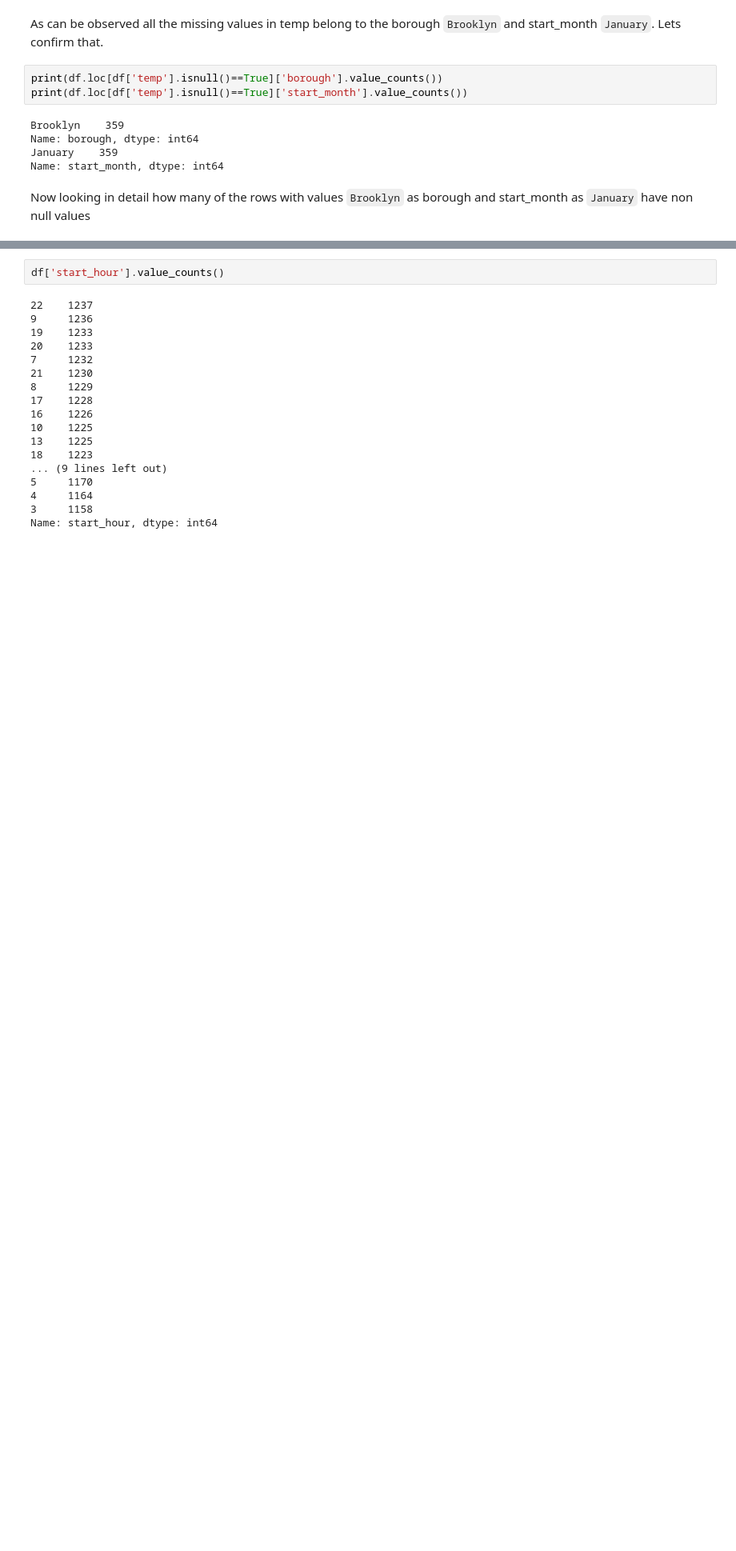
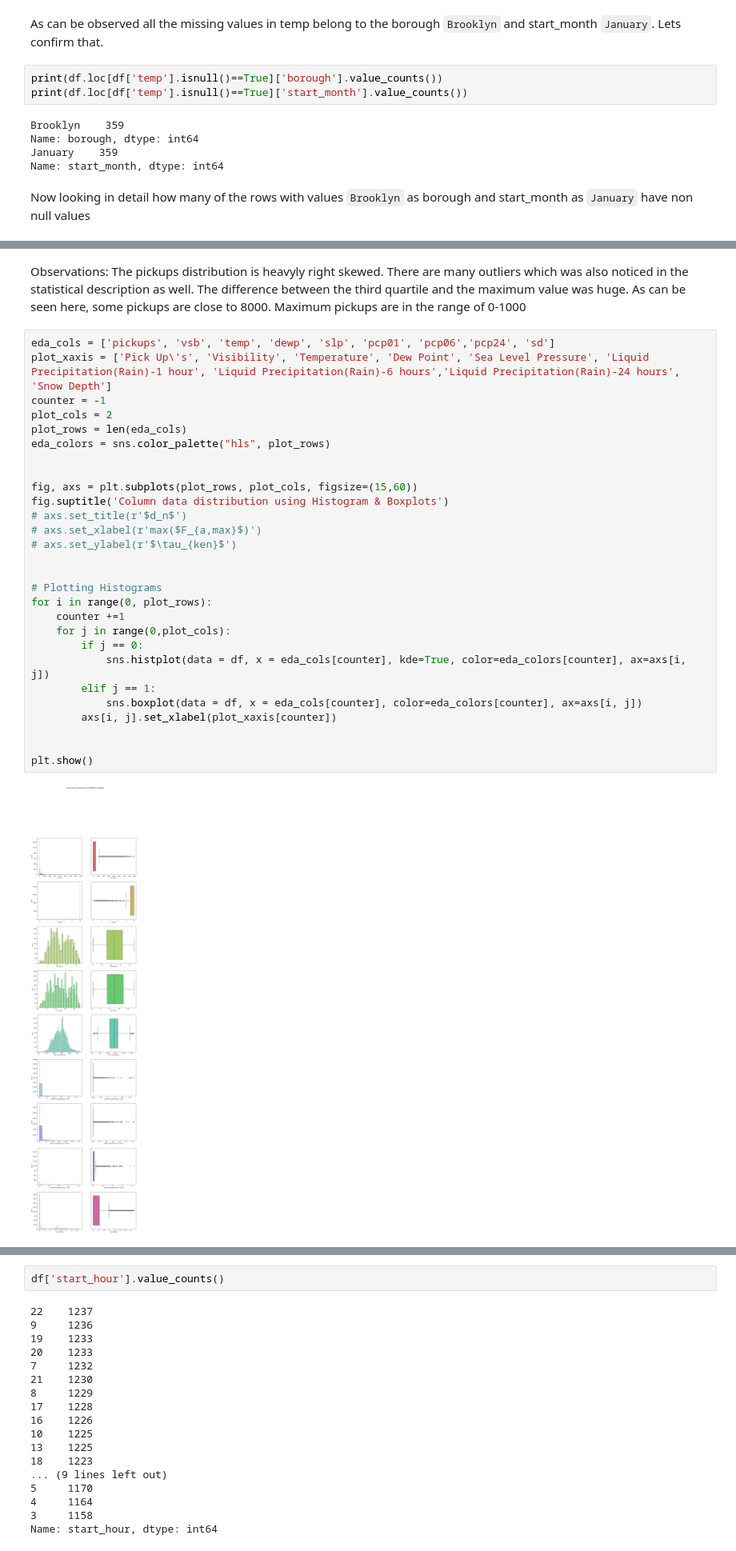
Before and after one commit to sanyassyed/EDA, a Jupyter notebook: eda.ipynb, the cells around one changed output, grey strips where cells are left out. Shown at 80% size. Saved outputs shown, nothing was run; the diff lists cells and outputs as text; blank space fills up the shorter version.

```diff
--- a/eda.ipynb
+++ b/eda.ipynb
@@ -289,0 +413,35 @@ Now looking in detail how many of the rows with values `Brooklyn` as borough and
+# %% [markdown]
+Observations:
+The pickups distribution is heavyly right skewed.
+There are many outliers which was also noticed in the statistical description as well. The difference between the third quartile and the maximum value was huge. As can be seen here, some pickups are close to 8000.
+Maximum pickups are in the range of 0-1000
+# %%
+eda_cols = ['pickups', 'vsb', 'temp', 'dewp', 'slp', 'pcp01', 'pcp06','pcp24', 'sd']
+plot_xaxis = ['Pick Up\'s', 'Visibility', 'Temperature', 'Dew Point', 'Sea Level Pressure', 'Liquid Precipitation(Rain)-1 hour', 'Liquid Precipitation(Rain)-6 hours','Liquid Precipitation(Rain)-24 hours', 'Snow Depth']
+counter = -1
+plot_cols = 2
+plot_rows = len(eda_cols)
+eda_colors = sns.color_palette("hls", plot_rows)
+
+
+fig, axs = plt.subplots(plot_rows, plot_cols, figsize=(15,60))
+fig.suptitle('Column data distribution using Histogram & Boxplots')
+# axs.set_title(r'$d_n$')
+# axs.set_xlabel(r'max($F_{a,max}$)')
+# axs.set_ylabel(r'$\tau_{ken}$')
+
+
+# Plotting Histograms
+for i in range(0, plot_rows):
+    counter +=1
+    for j in range(0,plot_cols):
+        if j == 0:
+            sns.histplot(data = df, x = eda_cols[counter], kde=True, color=eda_colors[counter], ax=axs[i, j])
+        elif j == 1:
+            sns.boxplot(data = df, x = eda_cols[counter], color=eda_colors[counter], ax=axs[i, j])
+        axs[i, j].set_xlabel(plot_xaxis[counter])
+
+
+plt.show()
+# %% [output]
+[figure, added]
```
Also changed, not shown: parts of 15 cells of this notebook.
